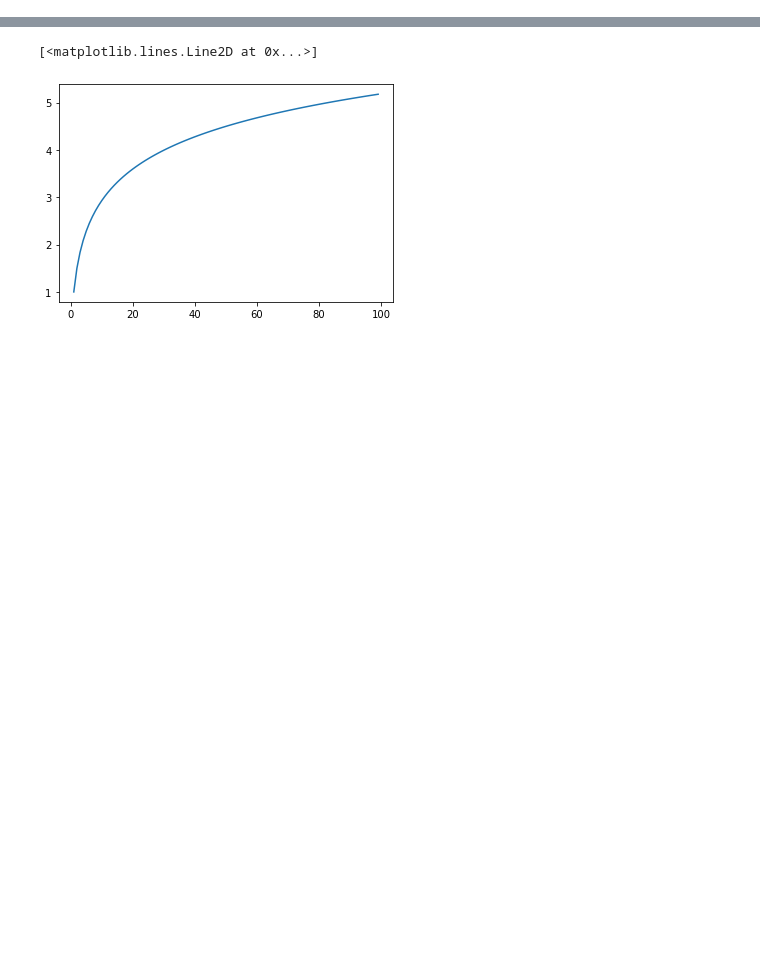
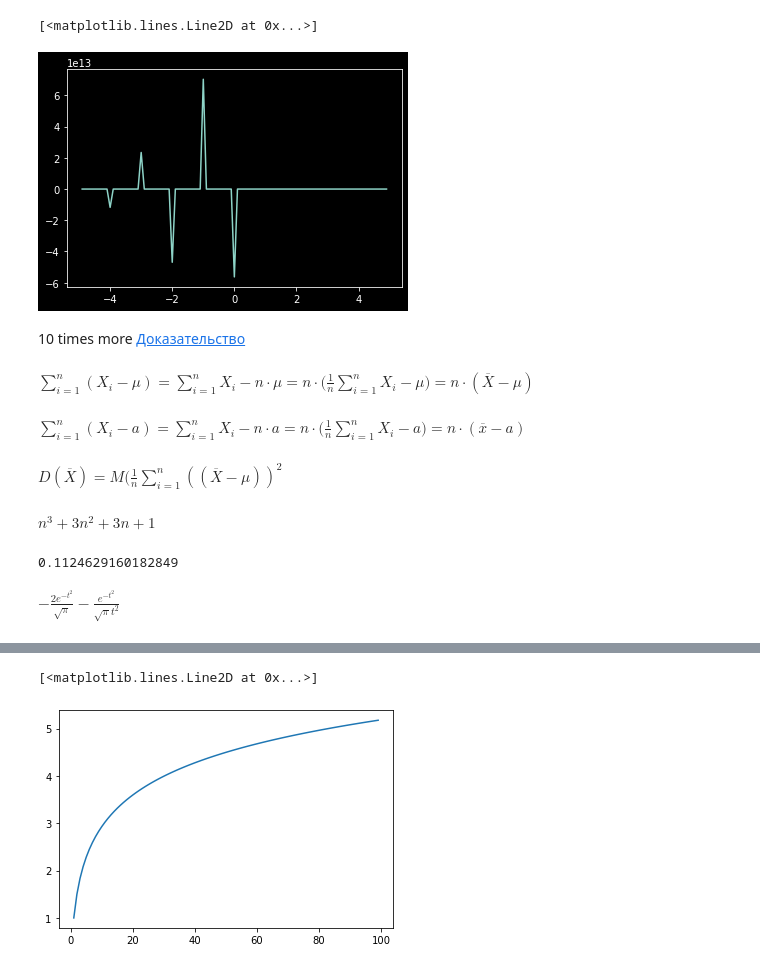
Before and after one commit to AtlanticP/ds, a Jupyter notebook: Untitled.ipynb, the cells around one changed output, grey strips where cells are left out. Saved outputs shown, nothing was run; the diff lists cells and outputs as text; code cells hidden in the pictures; blank space fills up the shorter version.

```diff
--- a/Untitled.ipynb
+++ b/Untitled.ipynb
@@ -0,0 +26,45 @@
+# %%
+xx = np.arange(-5, 5, 0.1)
+plt.plot(xx, special.gamma(xx))
+# %% [output]
+[<matplotlib.lines.Line2D at 0x...>]
+[figure, added]
+# %% [markdown]
+10 times more [Доказательство](#abcd)
+# %% [markdown]
+$
+\sum\limits_{i=1}^{n}(X_i - \mu)=\sum\limits_{i=1}^{n}X_i - n\cdot\mu =
+   n\cdot \big(\frac{1}{n}\sum\limits_{i=1}^{n}X_i - \mu\big)=
+   n\cdot(\overline X - \mu)
+$
+# %% [markdown]
+$
+\sum\limits_{i=1}^{n}(X_i - a)=\sum\limits_{i=1}^{n}X_i - n\cdot a=
+   n\cdot \big(\frac{1}{n}\sum\limits_{i=1}^{n}X_i - a\big)=
+   n\cdot (\overline x-a)
+$
+# %% [markdown]
+$
+D(\overline X) = M\bigg(\frac{1}{n}\sum\limits_{i=1}^{n}((\overline X - \mu))^2
+$
+# %%
+n = sp.Symbol('n')
+eq = (n+1)**3
+eq.expand()
+# %% [output]
+$\displaystyle n^{3} + 3 n^{2} + 3 n + 1$
+# %%
+# изучение special.erf and ial.erfinv
+x = 0.1
+a = special.erf(x)
+print(a)
+round(special.erfinv(a), 4)
+
+t, x = sp.symbols('t x')
+erf = (2/sp.sqrt(sp.pi))*sp.Integral(sp.exp(-t**2), (t, 0, x))
+erv_inv = (2/sp.sqrt(sp.pi))*sp.exp(t**2)
+inv = 1/(t*sp.sqrt(sp.pi))*sp.exp(-t**2)
+inv.diff()
+# %% [output]
+0.1124629160182849
+$\displaystyle - \frac{2 e^{- t^{2}}}{\sqrt{\pi}} - \frac{e^{- t^{2}}}{\sqrt{\pi} t^{2}}$
```
Also changed, not shown: parts of 11 cells of this notebook, 6 other files.
